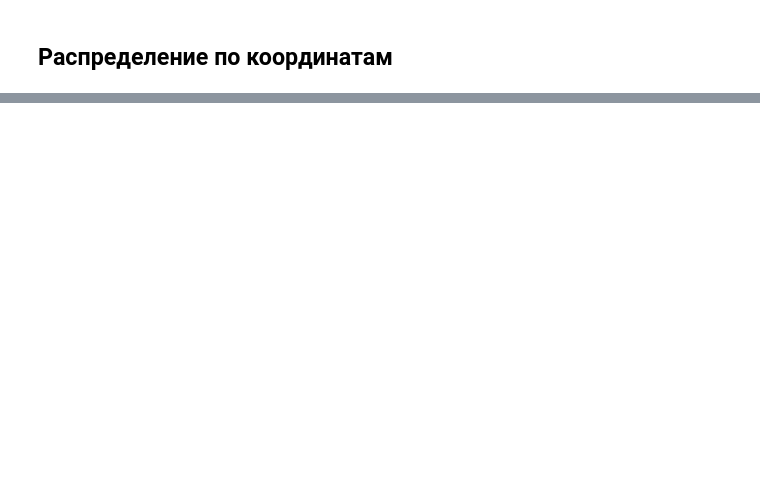
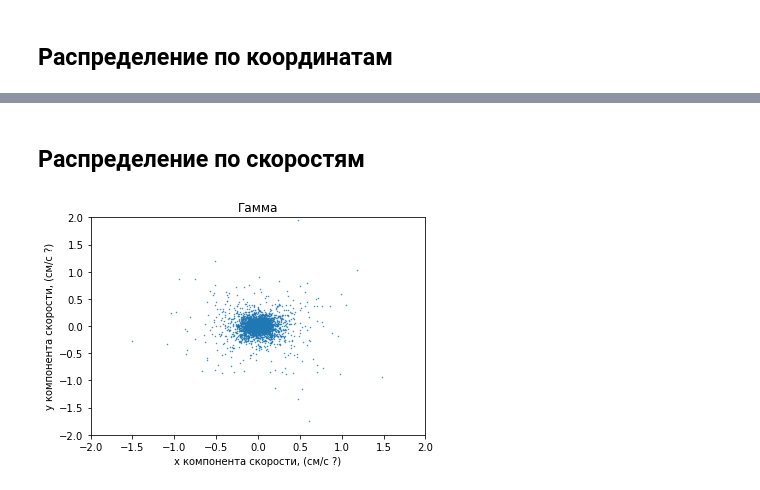
Before and after one commit to annndruha/Distribution-of-secondary-particles-in-tissue-equivalent-materials, a Jupyter notebook: t1/StatsCalculator.ipynb, the cells around one changed output, grey strips where cells are left out. Drawn from its saved outputs; the diff is of its cells as text; code cells hidden in the pictures; blank space fills up the shorter version.

```diff
--- a/t1/StatsCalculator.ipynb
+++ b/t1/StatsCalculator.ipynb
@@ -118,0 +141,12 @@ plt.show()
+# %% [markdown]
+## Распределение по скоростям
+# %%
+plt.scatter(center_gamma['vx'], center_gamma['vy'], s=0.2)
+plt.xlim([-2, 2])
+plt.ylim([-2, 2])
+plt.title('Гамма')
+plt.xlabel('x компонента скорости, (см/с ?)')
+plt.ylabel('y компонента скорости, (см/с ?)')
+plt.show()
+# %% [output]
+[figure, added]
```
Also changed, not shown: parts of 11 cells of this notebook.
